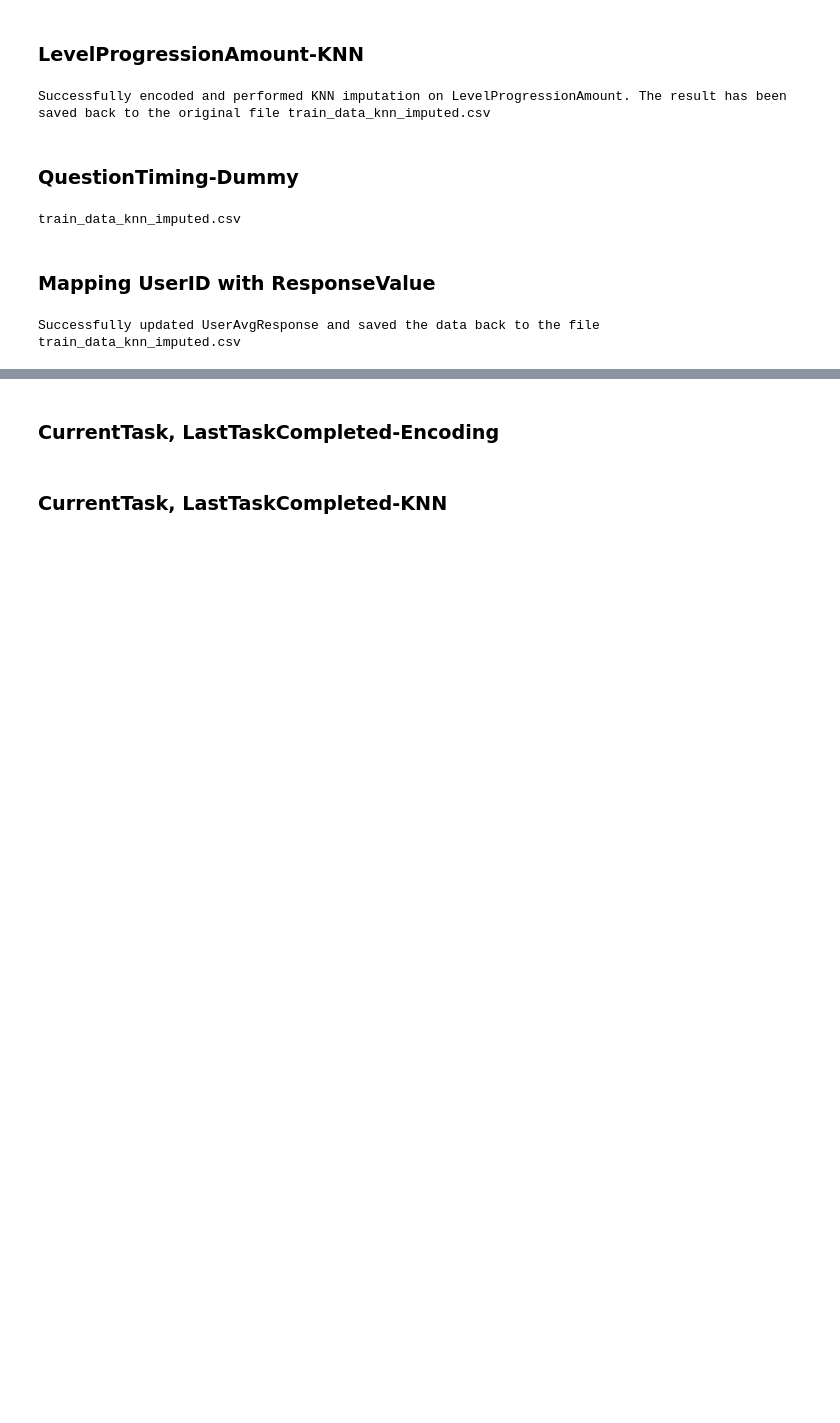
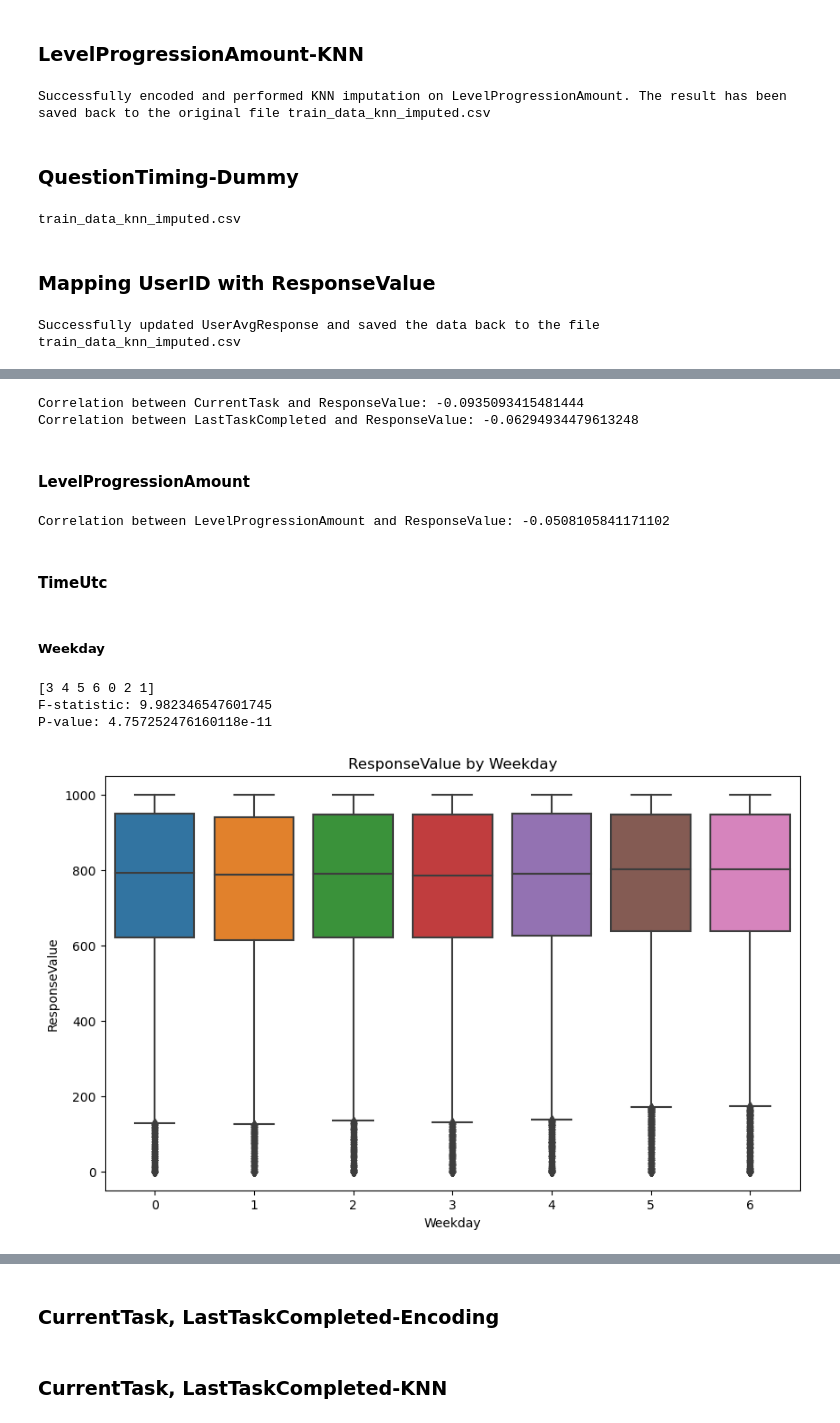
Before and after one commit to Luustrawberry/ML_Group_26, a Jupyter notebook: FINAL.ipynb, the cells around one changed output, grey strips where cells are left out. Drawn from its saved outputs; the diff is of its cells as text; code cells hidden in the pictures; blank space fills up the shorter version.

```diff
--- a/FINAL.ipynb
+++ b/FINAL.ipynb
@@ -267,0 +357,49 @@ Successfully updated UserAvgResponse and saved the data back to the file train_d
+# %%
+train_data = pd.read_csv('train_data_knn_imputed.csv')
+
+corr_current_task = train_data['CurrentTask'].corr(train_data['ResponseValue'])
+corr_last_task_completed = train_data['LastTaskCompleted'].corr(train_data['ResponseValue'])
+
+print(f'Correlation between CurrentTask and ResponseValue: {corr_current_task}')
+print(f'Correlation between LastTaskCompleted and ResponseValue: {corr_last_task_completed}')
+# %% [output]
+Correlation between CurrentTask and ResponseValue: -0.0935093415481444
+Correlation between LastTaskCompleted and ResponseValue: -0.06294934479613248
+# %% [markdown]
+#### LevelProgressionAmount
+# %%
+correlation = train_data['LevelProgressionAmount'].corr(train_data['ResponseValue'])
+print(f'Correlation between LevelProgressionAmount and ResponseValue: {correlation}')
+# %% [output]
+Correlation between LevelProgressionAmount and ResponseValue: -0.0508105841171102
+# %% [markdown]
+#### TimeUtc
+# %% [markdown]
+##### Weekday
+# %%
+weekday_unique_values = train_data['Weekday'].unique()
+print(weekday_unique_values)
+
+from scipy.stats import f_oneway
+
+grouped_data = [train_data[train_data['Weekday'] == i]['ResponseValue'] for i in range(7)]
+
+f_stat, p_val = f_oneway(*grouped_data)
+print('F-statistic:', f_stat)
+print('P-value:', p_val)
+# %% [output]
+[3 4 5 6 0 2 1]
+F-statistic: 9.982346547601745
+P-value: 4.757252476160118e-11
+# %%
+import seaborn as sns
+import matplotlib.pyplot as plt
+
+plt.figure(figsize=(10, 6))
+sns.boxplot(x='Weekday', y='ResponseValue', data=train_data)
+plt.title('ResponseValue by Weekday')
+plt.xlabel('Weekday')
+plt.ylabel('ResponseValue')
+plt.show()
+# %% [output]
+[figure, added]
```
Also changed, not shown: parts of 43 cells of this notebook.
